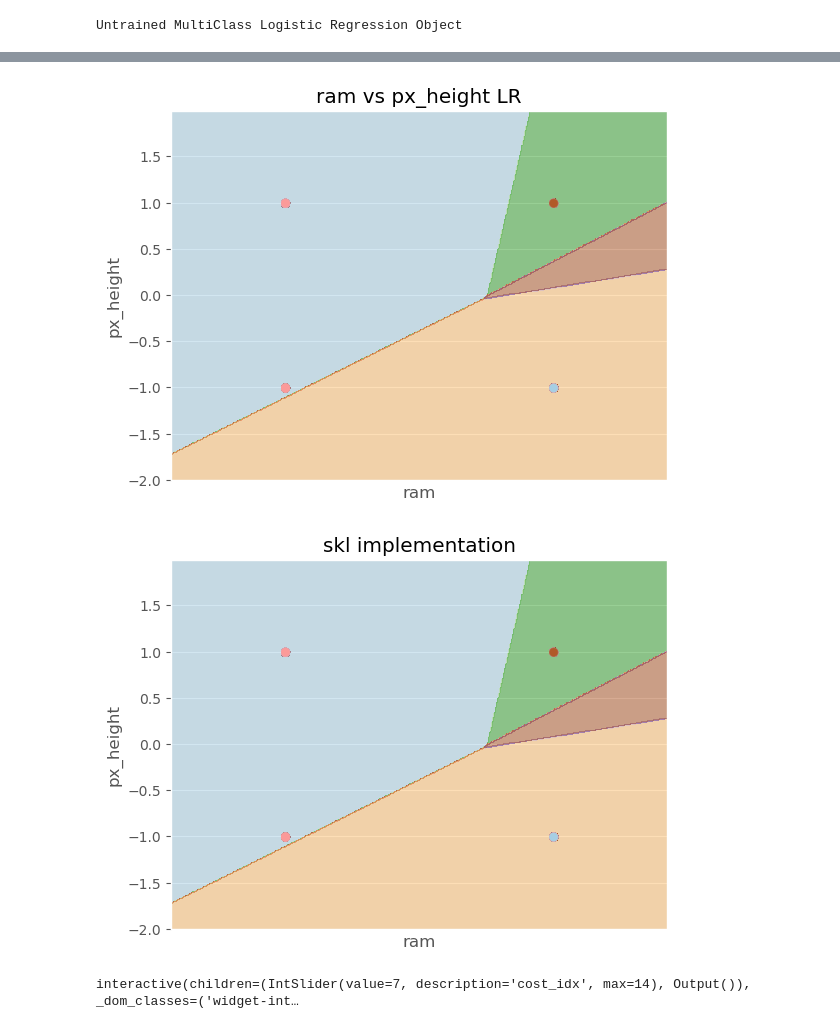
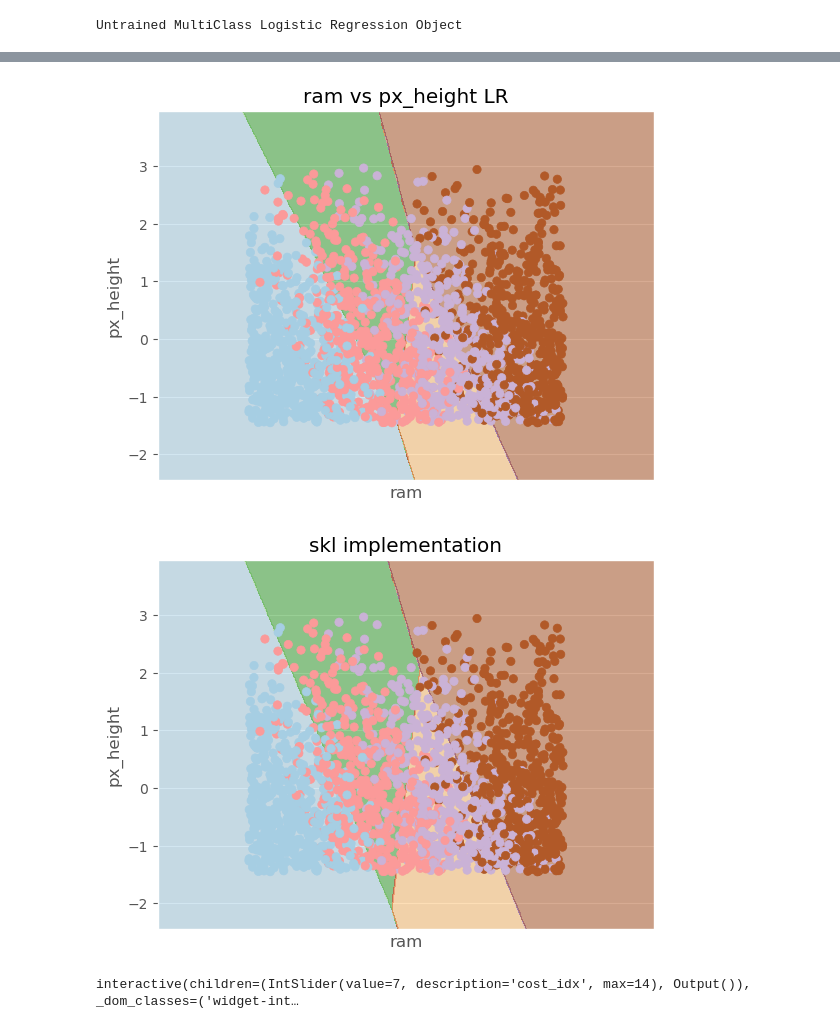
Before and after one commit to ephraim888sun/ML7324_Extending_-Logistic_Regression, a Jupyter notebook: LogisticRegressionProj3.ipynb, the cells around one changed output, grey strips where cells are left out. Cells and saved outputs as stored; diff of their text form; code cells hidden in the pictures.

```diff
--- a/LogisticRegressionProj3.ipynb
+++ b/LogisticRegressionProj3.ipynb
@@ -63,6 +61,7 @@ df = (df - mean) / std
 df['price_range'] = temp
 
 df.info()
+df_binary = df.copy()
 df_binary['price_range'] = df_binary['price_range'].replace({0: 0, 1: 0, 2: 1, 3: 1})
 
 # df['price_range'] = df['price_range'].replace({0: 0, 1: 1, 2: 1, 3: 2})
@@ -422,37 +539,37 @@ def plot_decision_boundaries(lr,Xin,y,feature1,feature2,xLabel='ram',yLabel='px_
     Z = lr.predict(np.c_[xx.ravel(), yy.ravel()])
 
     # Put the result into a color plot
     Z = Z.reshape(xx.shape)
     plt.contourf(xx, yy, Z, cmap=plt.cm.Paired, alpha=0.5)
 
     # Plot also the training points
     plt.scatter(Xb[:, 0], Xb[:, 1], c=y, cmap=plt.cm.Paired)
     plt.xlabel(xLabel)
     plt.ylabel(yLabel)
     plt.xlim(xx.min(), xx.max())
     plt.ylim(yy.min(), yy.max())
     plt.xticks(())
     plt.title(title)
     plt.show()
 
 
-feature1 = list(df.columns).index('three_g')
-feature2 = list(df.columns).index('touch_screen')
+feature1 = list(df.columns).index('ram')
+feature2 = list(df.columns).index('px_height')
 lr = LogisticRegression(0.01,6000) # this is still OUR LR implementation, not sklearn
 plot_decision_boundaries(lr,X,y,feature1,feature2,title='ram vs px_height LR')
 # for e in range(1,5):
 #     for i in range(1,10):
 #         lr = LogisticRegression(0.04*e,500*i) # this is still OUR LR implementation, not sklearn
 #         print(e,i)
 #         plot_decision_boundaries(lr,X,y,feature1,feature2)
 # lr = LogisticRegression(0.01,24000) # this is still OUR LR implementation, not sklearn
 # plot_decision_boundaries(lr,X,y,feature1,feature2)
 
 # lr = LogisticRegression(0.1,1500) # this is still OUR LR implementation, not sklearn
 plot_decision_boundaries(lr_sk,X,y,feature1,feature2,title="skl implementation")#this uses sci-kit-learns version which is a lot better than ours
 # %% [output]
-[figure, old version]
+[figure, new version]
-[figure, old version]
+[figure, new version]
 # %%
 class RegularizedBinaryLogisticRegression(VectorBinaryLogisticRegression):
     # extend init functions
```
Also changed, not shown: parts of 10 cells of this notebook.
